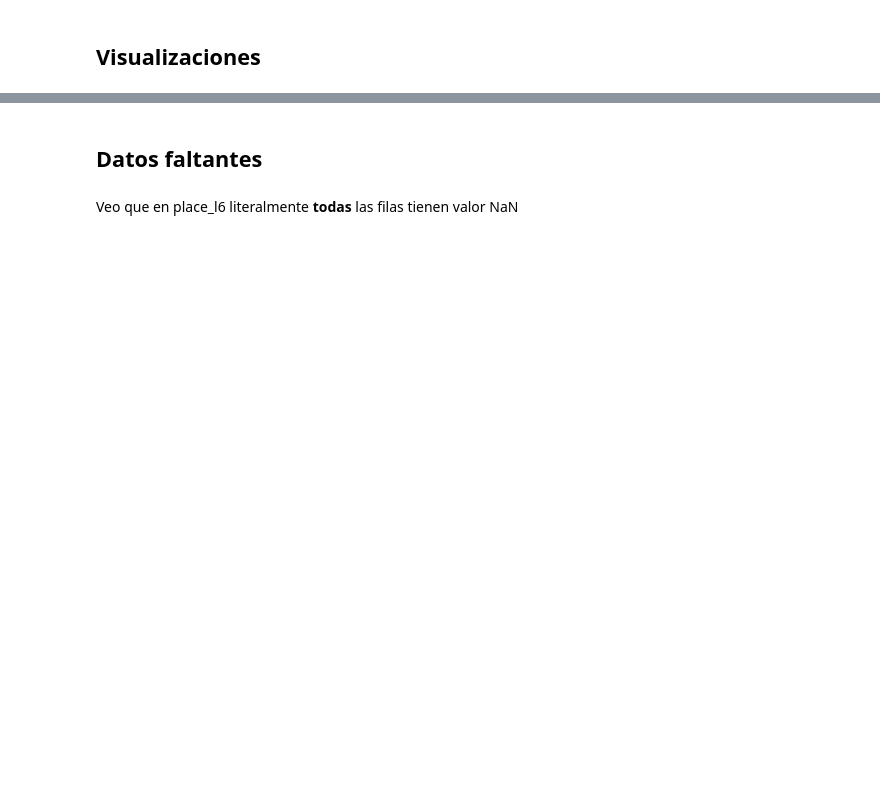
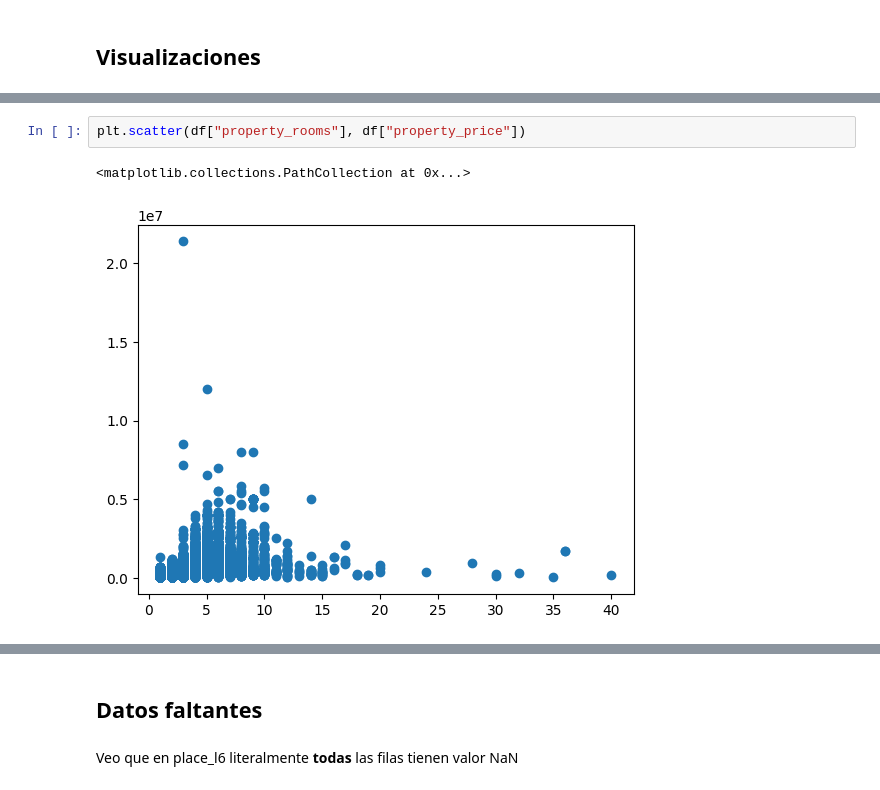
Before and after one commit to Taielmolina01/7506R-1C2024-GRUPO01, a Jupyter notebook: TP1/7506R_TP1_GRUPO01_ENTREGA.ipynb, the cells around one changed output, grey strips where cells are left out. Saved outputs shown, nothing was run; the diff lists cells and outputs as text; blank space fills up the shorter version.

```diff
--- a/TP1/7506R_TP1_GRUPO01_ENTREGA.ipynb
+++ b/TP1/7506R_TP1_GRUPO01_ENTREGA.ipynb
@@ -423,0 +438,5 @@ plt.show()
+# %%
+plt.scatter(df["property_rooms"], df["property_price"])
+# %% [output]
+<matplotlib.collections.PathCollection at 0x...>
+[figure, added]
```
Also changed, not shown: parts of 45 cells of this notebook.
